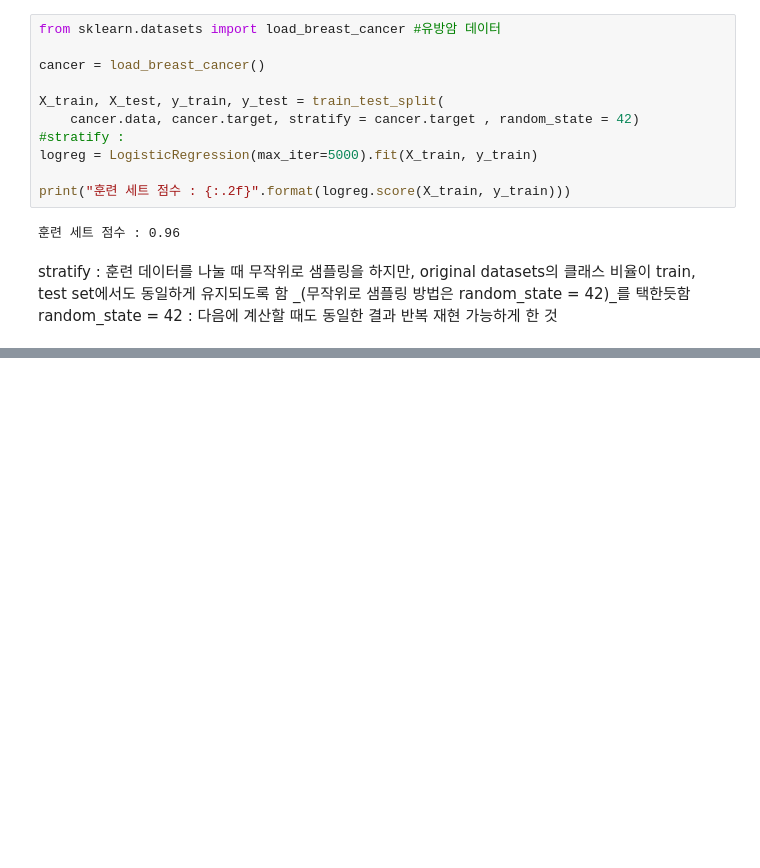
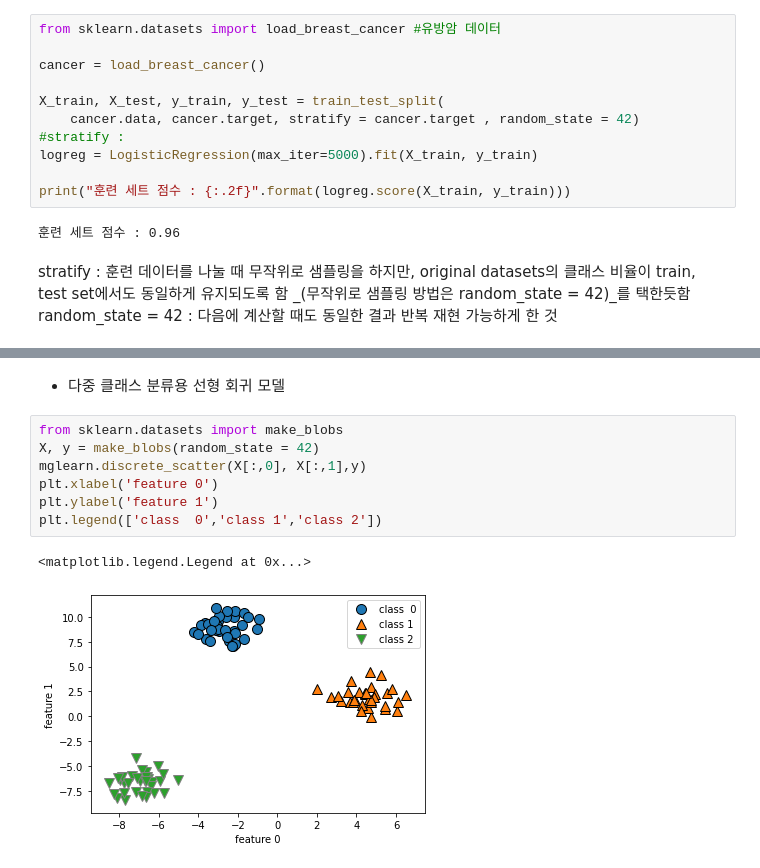
Before and after one commit to brandnewmin/brandnewm, a Jupyter notebook: ch2지도학습.ipynb, the cells around one changed output, grey strips where cells are left out. Cells and saved outputs as stored; diff of their text form; blank space fills up the shorter version.

```diff
--- a/ch2지도학습.ipynb
+++ b/ch2지도학습.ipynb
@@ -585,0 +646,12 @@ random_state = 42 : 다음에 계산할 때도 동일한 결과 반복 재현
+# %% [markdown]
+* 다중 클래스 분류용 선형 회귀 모델
+# %%
+from sklearn.datasets import make_blobs
+X, y = make_blobs(random_state = 42)
+mglearn.discrete_scatter(X[:,0], X[:,1],y)
+plt.xlabel('feature 0')
+plt.ylabel('feature 1')
+plt.legend(['class  0','class 1','class 2'])
+# %% [output]
+<matplotlib.legend.Legend at 0x...>
+[figure, added]
```
Also changed, not shown: parts of 8 cells of this notebook.
